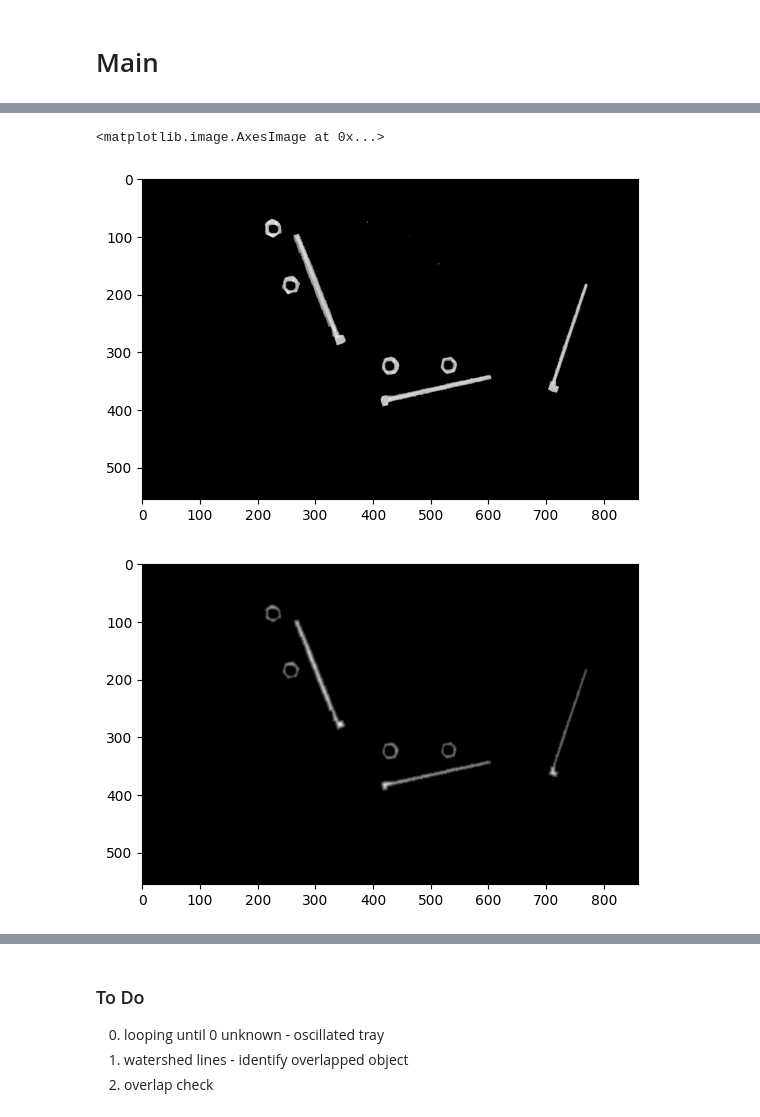
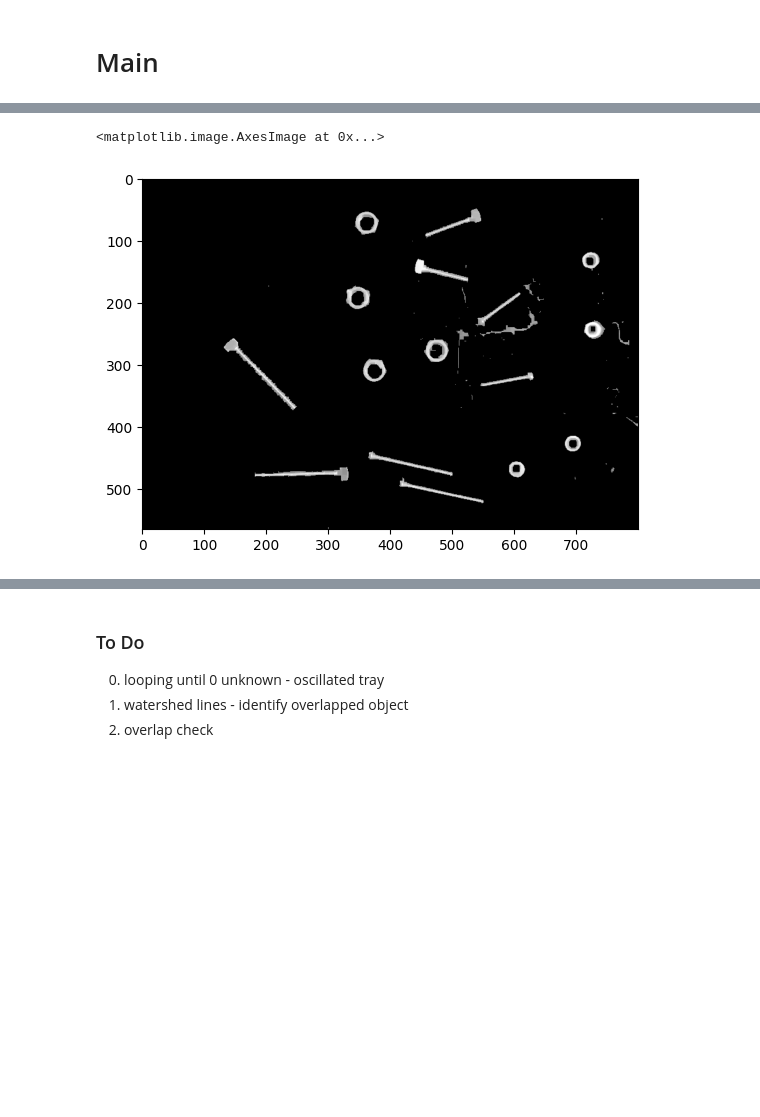
Before and after one commit to sincerem00n/6DOE-with-cv, a Jupyter notebook: detect.ipynb, the cells around one changed output, grey strips where cells are left out. Cells and saved outputs as stored; diff of their text form; code cells hidden in the pictures; blank space fills up the shorter version.

```diff
--- a/detect.ipynb
+++ b/detect.ipynb
@@ -8,7 +8,7 @@ print(cv2.__version__)
 # %% [markdown]
 # Main
 # %%
-img = cv2.imread('src/image_12.jpg')
+img = cv2.imread('src/image_37.jpg')
 img = cv2.cvtColor(img, cv2.COLOR_BGR2RGB)
 print(img.shape)
 plt.imshow(img)
@@ -19,6 +19,6 @@ plt.imshow(img)
 # %%
 # determine box
-img_resize = img[95:650, 650:1510]
+img_resize = img[215:780, 650:1450]
 print(img_resize.shape)
 plt.imshow(img_resize)
 # %% [output]
@@ -53,6 +53,6 @@ plt.hist(img_resize.ravel(), 256, [0, 256])
 # %%
 # threshold
-_, img_tres = cv2.threshold(img_resize, 125, 255, cv2.THRESH_TOZERO)
+_, img_tres = cv2.threshold(img_resize, 135, 255, cv2.THRESH_TOZERO)
 plt.imshow(img_tres, cmap='gray')
 # %% [output]
 <matplotlib.image.AxesImage at 0x...>
@@ -60,22 +60,15 @@ plt.imshow(img_tres, cmap='gray')
 # %%
 # closing
 ksize = 7
 kernel = np.ones((ksize, ksize), np.uint8)
 closing = cv2.morphologyEx(img_tres,
                            cv2.MORPH_CLOSE,
                            kernel,
                            iterations=1)
 plt.imshow(closing, cmap='gray')
-
-# distance transform
-dist = cv2.distanceTransform(closing, cv2.DIST_L2, 5)
-cv2.normalize(dist, dist, 0, 1.0, cv2.NORM_MINMAX)
-plt.figure()
-plt.imshow(dist, cmap='gray')
 # %% [output]
 <matplotlib.image.AxesImage at 0x...>
-[figure, old version]
+[figure, new version]
-[figure, removed]
 # %%
 _,bw = cv2.threshold(closing, 0, 255, cv2.THRESH_BINARY)
 mask = cv2.merge([bw, bw, bw])
```
Also changed, not shown: parts of 9 cells of this notebook, 23 other files.
